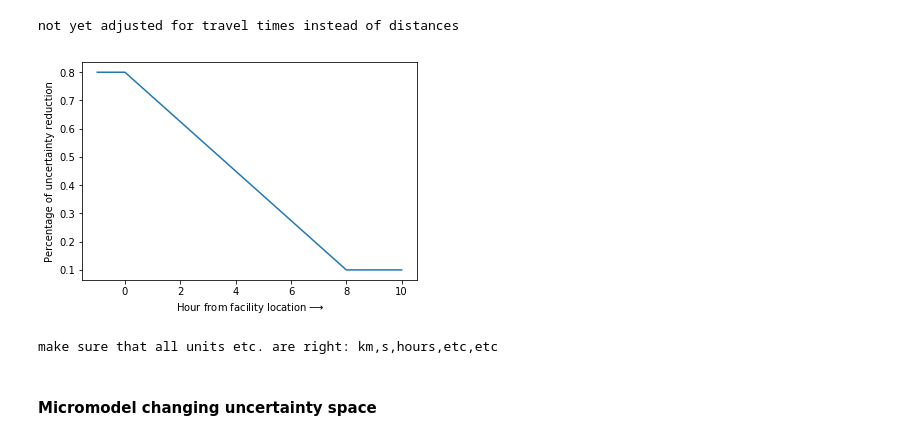
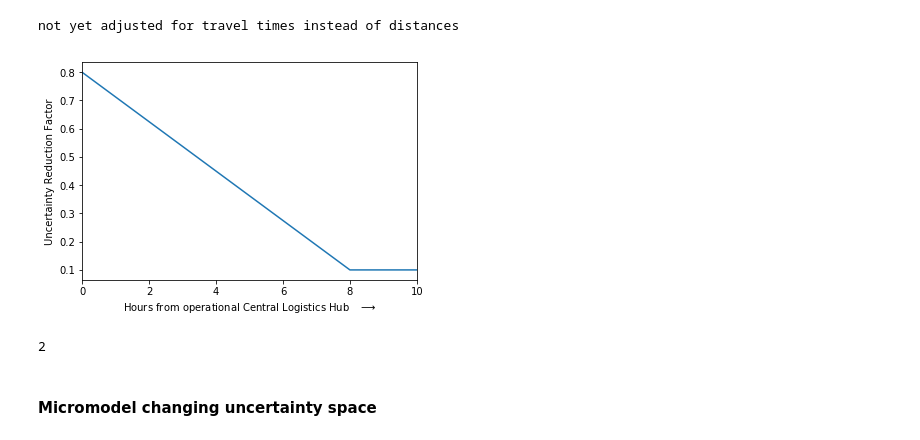
Before and after one commit to TRomijn/Thesis, a Jupyter notebook: Facility Location Model/MPMORDM v12.ipynb, the cells around one changed output. Drawn from its saved outputs; the diff is of its cells as text; code cells hidden in the pictures.

```diff
--- a/Facility Location Model/MPMORDM v12.ipynb
+++ b/Facility Location Model/MPMORDM v12.ipynb
@@ -859,14 +859,18 @@ def linear(x, dist_max, depth=0.1, height=0.5, plotting=False):
 # %%
 x=np.linspace(-1,10,100)
 plt.plot(x,linear(x, 8,height=0.8,plotting=True))
-plt.xlabel(r'Hour from facility location$\longrightarrow$')
-plt.ylabel("Percentage of uncertainty reduction")
-# plt.xlim((0,sig_length*2.9))
-plt.show()
-print("make sure that all units etc. are right: km,s,hours,etc,etc")
+plt.xlabel(r'Hours from operational Central Logistics Hub$\quad\longrightarrow$')
+plt.ylabel("Uncertainty Reduction Factor")
+plt.xlim((0,10))
+# plt.show()
+# print("make sure that all units etc. are right: km,s,hours,etc,etc")
+plt.savefig("Linear_far")
 # %% [output]
-[figure, old version]
+[figure, new version]
-make sure that all units etc. are right: km,s,hours,etc,etc
+# %%
+1+1
+# %% [output]
+2
 # %% [markdown]
 #### Micromodel changing uncertainty space
 # %% [markdown]
```
Also changed, not shown: 12 other files.
